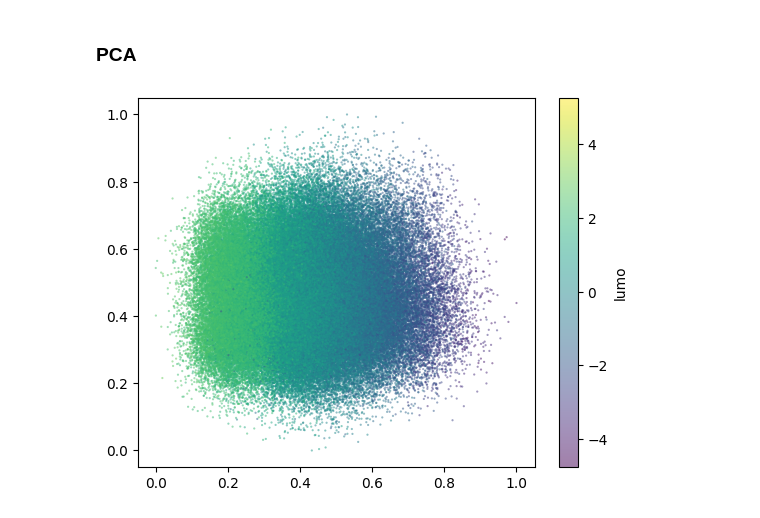
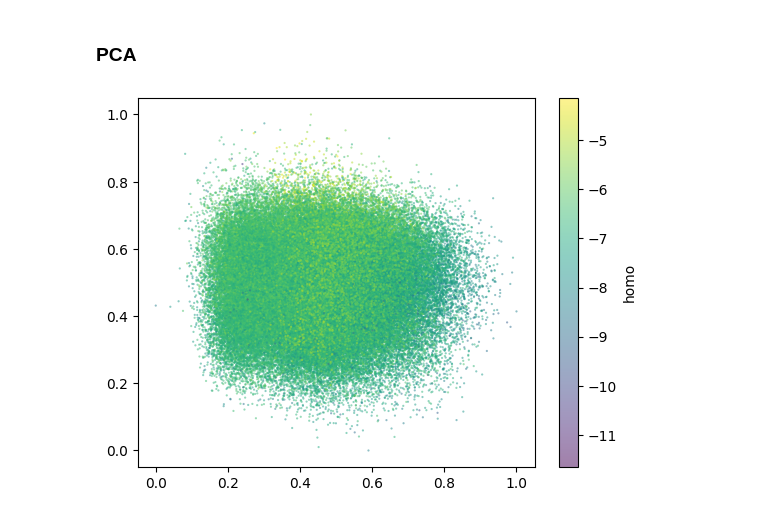
Before and after one commit to pkmtum/Molecular_Generative_Modeling, a Jupyter notebook: source/graph_vae.ipynb, the cells around one changed output. Cells and saved outputs as stored; diff of their text form; code cells hidden in the pictures.

```diff
--- a/source/graph_vae.ipynb
+++ b/source/graph_vae.ipynb
@@ -245,15 +322,13 @@ plt.show()
 ### PCA
 # %%
 import pandas as pd
-
-graph_vae_model.eval()
 
 loader = dataloaders["full"]
 
 z_list = []
 props_list = []
 for batch in tqdm(loader):
-    z = graph_vae_model.encode(batch).detach().cpu()
+    z = graph_vae_model_prop.encode(batch).detach().cpu()
     z_list.append(z)
     props_list.append(batch.y)
 
@@ -261,23 +336,23 @@ z = torch.concat(z_list)
 props = torch.concat(props_list)
 prop_df = pd.DataFrame(props.cpu(), columns=properties).reset_index()
 # %%
-prop_opt = "lumo"
+prop_opt = "homo"
 
 from sklearn.decomposition import PCA
 from sklearn.preprocessing import MinMaxScaler
 
 # do pca and normalize
 Z_pca = PCA(n_components=2).fit_transform(z)
 Z_pca = MinMaxScaler().fit_transform(Z_pca)
 
 df = pd.DataFrame(np.transpose((Z_pca[:,0],Z_pca[:,1])))
 df.columns = ['x','y']
 df[prop_opt]=prop_df[prop_opt]
 
 scatter = plt.scatter(x=df['x'], y=df['y'], c=df[prop_opt],
             cmap= 'viridis', marker='.',
             s=10,alpha=0.5, edgecolors='none')
 plt.colorbar(scatter, label=prop_opt)
 plt.show()
 # %% [output]
-[figure, old version]
+[figure, new version]
```
Also changed, not shown: parts of 4 cells of this notebook, 1 other file.
